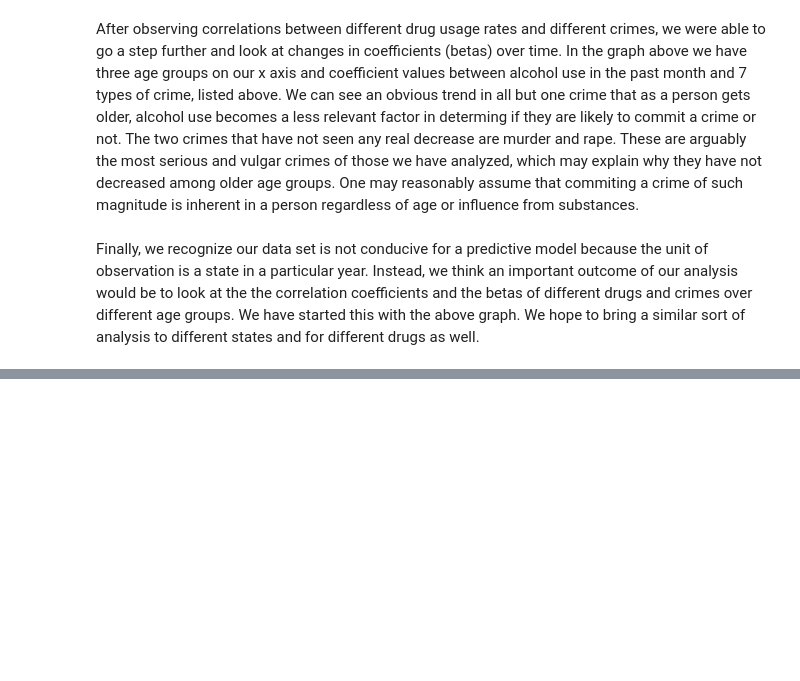
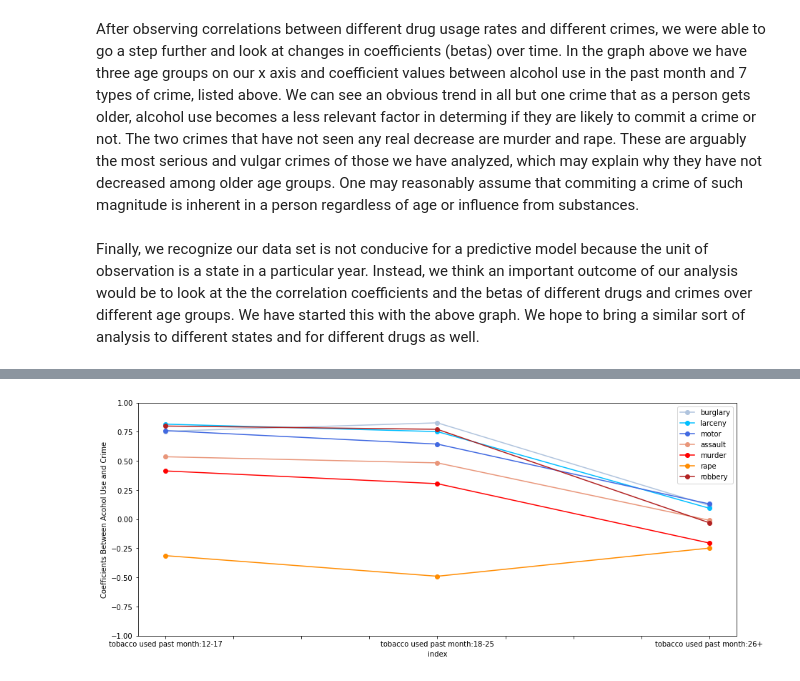
Before and after one commit to jlicht27/jlicht27.github.io, a Jupyter notebook: drugs.ipynb, the cells around one changed output, grey strips where cells are left out. Saved outputs shown, nothing was run; the diff lists cells and outputs as text; code cells hidden in the pictures; blank space fills up the shorter version.

```diff
--- a/drugs.ipynb
+++ b/drugs.ipynb
@@ -372,3 +355,33 @@ def regress(df, labels, xs, y):
         subplot(labels[i], xs[i], axes[i])
 
     return fig.tight_layout()
+# %%
+def graph_coefs(df, xs):
+    ys = ["burglary", "larceny", "motor", "assault", "murder", "rape", "robbery"]
+
+    #blue-ish for property, red-ish for violent
+    colors = ["lightsteelblue", "deepskyblue", "royalblue", "darksalmon", "red", "darkorange", "firebrick"]
+
+    # we then get the coefficients for every combination
+    all_coefs = pd.DataFrame({"Crime": ys})
+    all_coefs.set_index("Crime", inplace=True)
+    for x in xs:
+        coefs = []
+        for y in ys:
+            res = stats.linregress(df[x], df[y])
+            coefs.append(res.slope)
+        all_coefs[x] = coefs
+    all_coefs = all_coefs.transpose()
+    all_coefs.reset_index(inplace=True)
+
+    # we plot those results here
+    fig, ax = plt.subplots()
+
+    for i in range(len(ys)):
+        all_coefs.plot.line(x="index", y=ys[i], ax=ax, marker='o', color=colors[i])
+
+    ax.set_ylabel("Coefficients Between Acohol Use and Crime");
+    fig.set_figheight(5)
+    ax.set_ylim((-1,1))
+    fig.set_figwidth(15)
+    fig.set_figheight(6)
@@ -616,0 +582,5 @@ mae: 5.667877739331024
+# %%
+xs = ['tobacco used past month:12-17', 'tobacco used past month:18-25', 'tobacco used past month:26+']
+graph_coefs(la_sc, xs)
+# %% [output]
+[figure, added]
```
Also changed, not shown: parts of 21 cells of this notebook.
